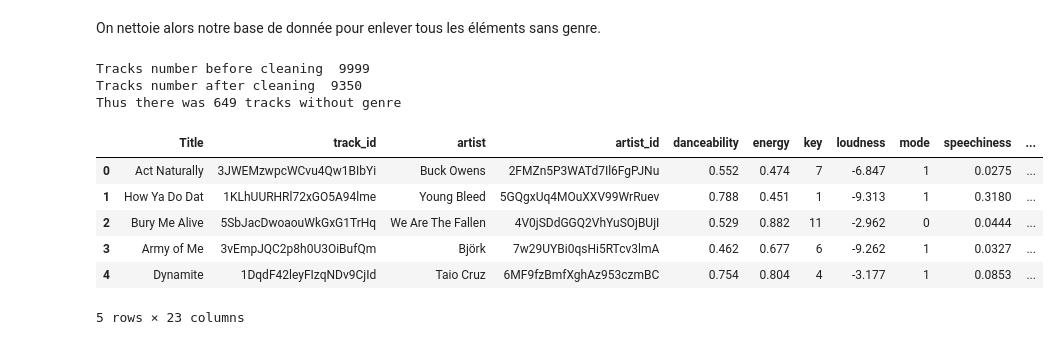
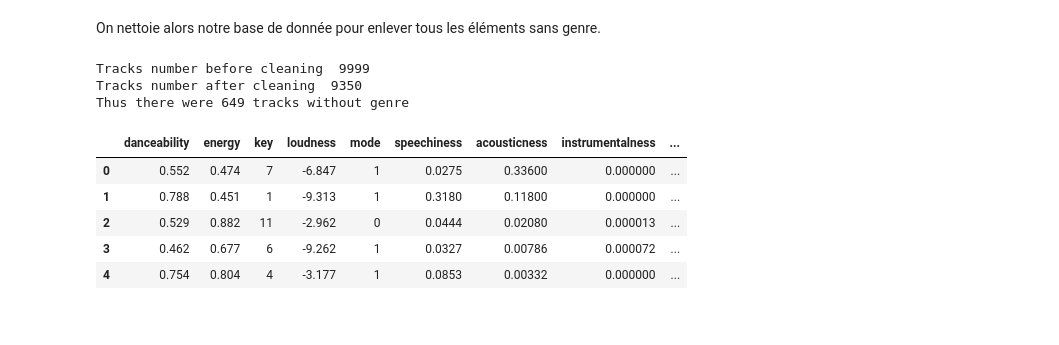
Before and after one commit to antoine-palazz/Python-pour-la-Data-Science, a Jupyter notebook: follow_me.ipynb, the cells around one changed output. Saved outputs shown, nothing was run; the diff lists cells and outputs as text; code cells hidden in the pictures.

```diff
--- a/follow_me.ipynb
+++ b/follow_me.ipynb
@@ -309,22 +313,23 @@ On nettoie alors notre base de donnée pour enlever tous les éléments sans gen
 # %%
 df_cleaned = df_init.copy()
 print("Tracks number before cleaning ", df_cleaned.shape[0])
 df_cleaned = df_cleaned.dropna(subset=['genres'])
 df_cleaned = df_cleaned[df_cleaned['genres'].apply(lambda x: isinstance(x, list) and any(isinstance(item, str) and any(c.isalpha() for c in item) for item in x))]
 #df_cleaned = df_cleaned[df_cleaned['genres'].apply(lambda x: (isinstance(x, str) and any(c.isalpha() for c in x)))]
 #If the data_frame is red from a csv file.
 print("Tracks number after cleaning ", df_cleaned.shape[0])
-print(f"Thus there was {9999 - df_cleaned.shape[0]} tracks without genre")
-df_init.head()
+print(f"Thus there were {9999 - df_cleaned.shape[0]} tracks without genre")
+
+df_cleaned = df_cleaned.drop(columns=['Title', 'track_id', 'artist', 'artist_id', 'type', 'id', 'uri', 'track_href', 'analysis_url'])
+df_cleaned.head()
 # %% [output]
 Tracks number before cleaning  9999
 Tracks number after cleaning  9350
-Thus there was 649 tracks without genre
+Thus there were 649 tracks without genre
-|  | Title | track_id | artist | artist_id | danceability | energy | key | loudness | mode | speechiness | ... |
-| 0 | Act Naturally | 3JWEMzwpcWCvu4Qw1BIbYi | Buck Owens | 2FMZn5P3WATd7Il6FgPJNu | 0.552 | 0.474 | 7 | -6.847 | 1 | 0.0275 | ... |
-| 1 | How Ya Do Dat | 1KLhUURHRl72xGO5A94lme | Young Bleed | 5GQgxUq4MOuXXV99WrRuev | 0.788 | 0.451 | 1 | -9.313 | 1 | 0.3180 | ... |
-| 2 | Bury Me Alive | 5SbJacDwoaouWkGxG1TrHq | We Are The Fallen | 4V0jSDdGGQ2VhYuSOjBUjI | 0.529 | 0.882 | 11 | -2.962 | 0 | 0.0444 | ... |
-| 3 | Army of Me | 3vEmpJQC2p8h0U3OiBufQm | Björk | 7w29UYBi0qsHi5RTcv3lmA | 0.462 | 0.677 | 6 | -9.262 | 1 | 0.0327 | ... |
-| 4 | Dynamite | 1DqdF42leyFIzqNDv9CjId | Taio Cruz | 6MF9fzBmfXghAz953czmBC | 0.754 | 0.804 | 4 | -3.177 | 1 | 0.0853 | ... |
+|  | danceability | energy | key | loudness | mode | speechiness | acousticness | instrumentalness | ... |
+| 0 | 0.552 | 0.474 | 7 | -6.847 | 1 | 0.0275 | 0.33600 | 0.000000 | ... |
+| 1 | 0.788 | 0.451 | 1 | -9.313 | 1 | 0.3180 | 0.11800 | 0.000000 | ... |
+| 2 | 0.529 | 0.882 | 11 | -2.962 | 0 | 0.0444 | 0.02080 | 0.000013 | ... |
+| 3 | 0.462 | 0.677 | 6 | -9.262 | 1 | 0.0327 | 0.00786 | 0.000072 | ... |
+| 4 | 0.754 | 0.804 | 4 | -3.177 | 1 | 0.0853 | 0.00332 | 0.000000 | ... |
-5 rows × 23 columns
 # %% [markdown]
```
Also changed, not shown: parts of 22 cells of this notebook.
